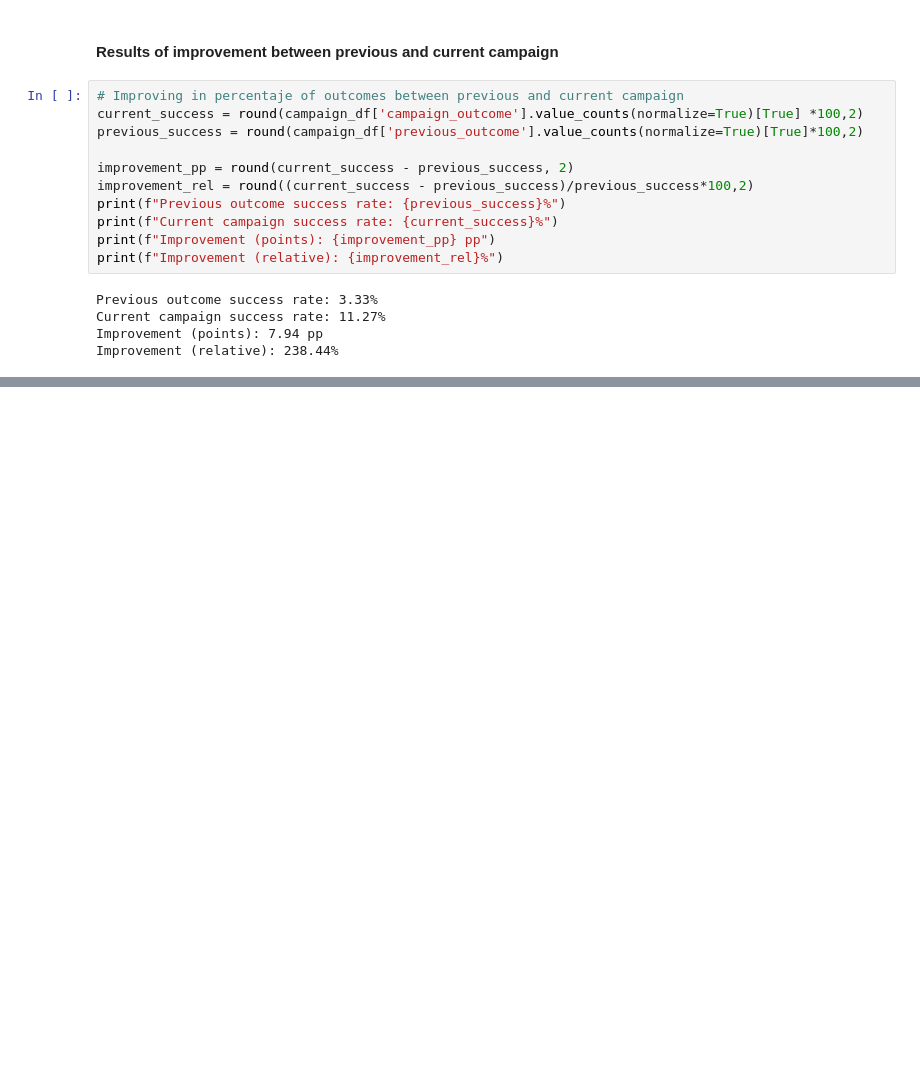
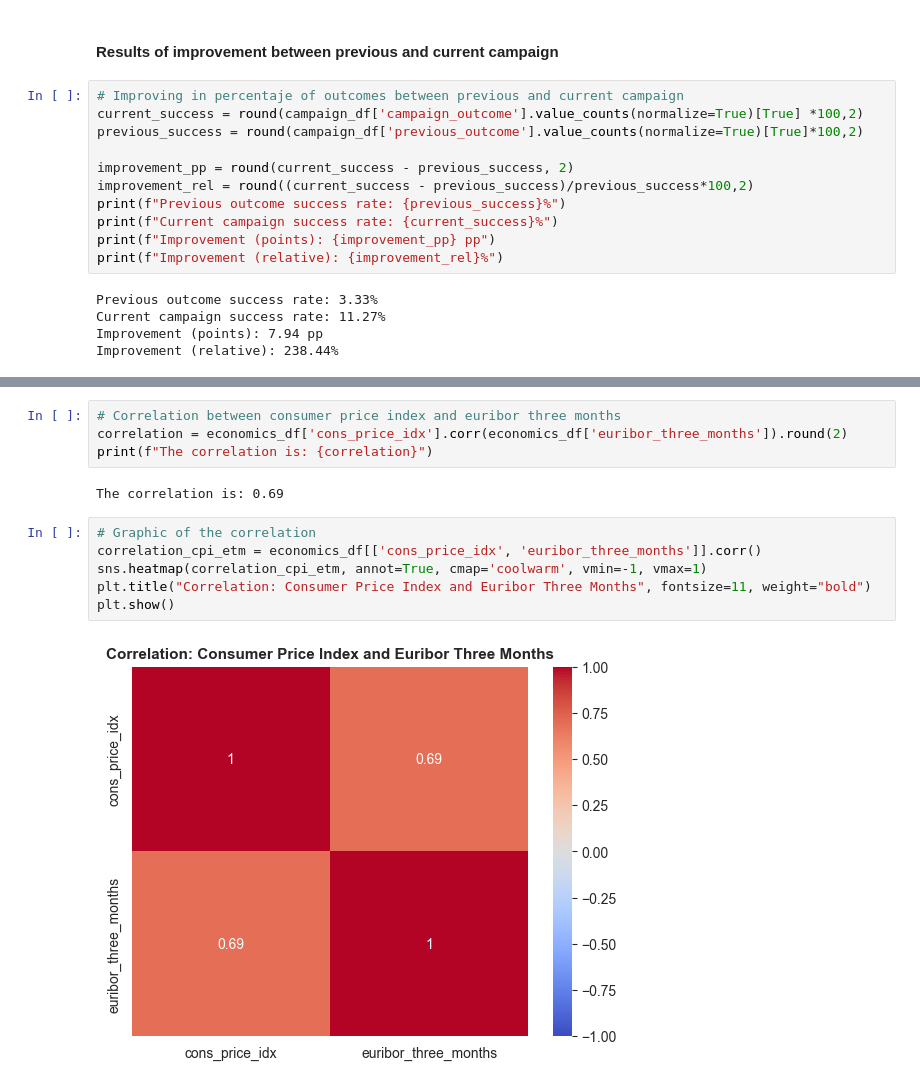
Before and after one commit to StephanieApaza/Bank_marketing_campaign, a Jupyter notebook: bank_marketing/bank_marketing.ipynb, the cells around one changed output, grey strips where cells are left out. Saved outputs shown, nothing was run; the diff lists cells and outputs as text; blank space fills up the shorter version.

Commit message:
Analysis of the influence of economic factors

```diff
--- a/bank_marketing/bank_marketing.ipynb
+++ b/bank_marketing/bank_marketing.ipynb
@@ -742,0 +769,14 @@ Improvement (relative): 238.44%
+# %%
+# Correlation between consumer price index and euribor three months
+correlation = economics_df['cons_price_idx'].corr(economics_df['euribor_three_months']).round(2)
+print(f"The correlation is: {correlation}")
+# %% [output]
+The correlation is: 0.69
+# %%
+# Graphic of the correlation
+correlation_cpi_etm = economics_df[['cons_price_idx', 'euribor_three_months']].corr()
+sns.heatmap(correlation_cpi_etm, annot=True, cmap='coolwarm', vmin=-1, vmax=1)
+plt.title("Correlation: Consumer Price Index and Euribor Three Months", fontsize=11, weight="bold")
+plt.show()
+# %% [output]
+[figure, added]
```
Also changed, not shown: parts of 6 cells of this notebook.
